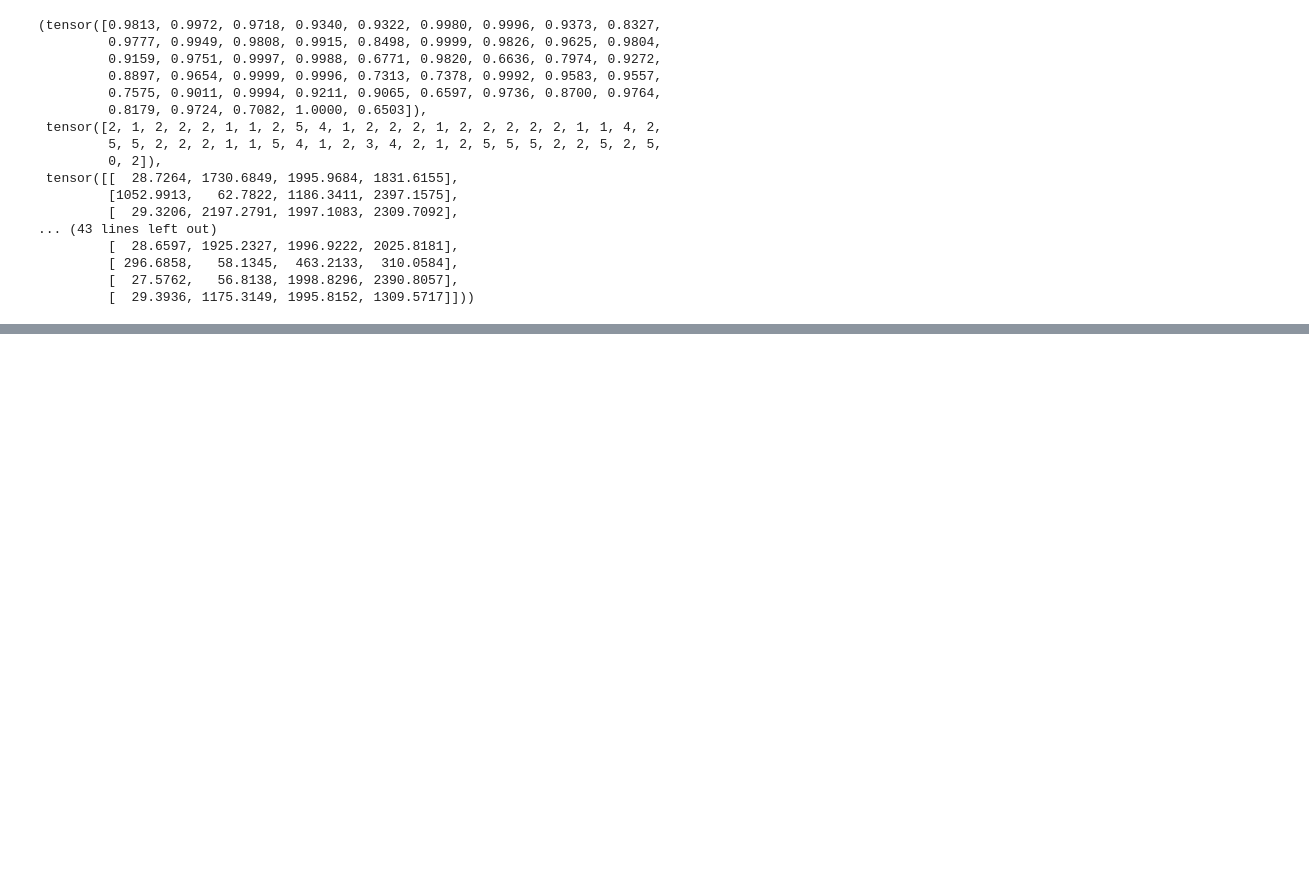
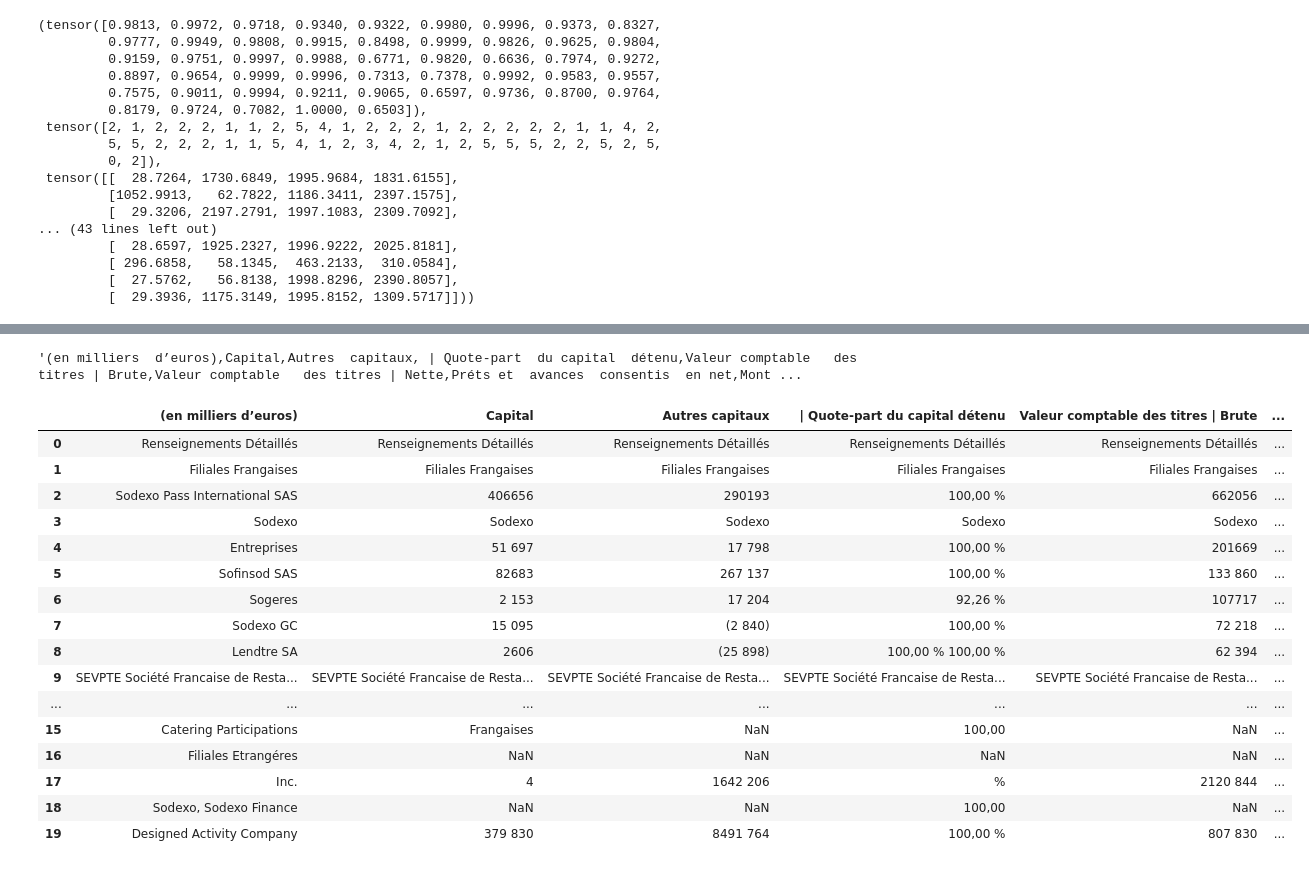
Before and after one commit to InseeFrLab/extraction-comptes-sociaux, a Jupyter notebook: notebooks/test_extraction.ipynb, the cells around one changed output, grey strips where cells are left out. Saved outputs shown, nothing was run; the diff lists cells and outputs as text; code cells hidden in the pictures; blank space fills up the shorter version.

Commit message:
Add notebook to table TableTransformer

```diff
--- a/notebooks/test_extraction.ipynb
+++ b/notebooks/test_extraction.ipynb
@@ -226,7 +243,7 @@ def structure_to_cells(table_structure, tokens):
 
     # Compute a confidence score based on how well the page tokens
     # slot into the cells reported by the model
-    _, _, cell_match_scores = postprocess.slot_into_containers(cells, tokens)
+    _, _, cell_match_scores = slot_into_containers(cells, tokens)
     try:
         mean_match_score = sum(cell_match_scores) / len(cell_match_scores)
         min_match_score = min(cell_match_scores)
@@ -249,21 +266,21 @@ def structure_to_cells(table_structure, tokens):
         cell_rect = column_rect.intersect(row_rect)
         cell['bbox'] = list(cell_rect)
 
-    span_nums_by_cell, _, _ = postprocess.slot_into_containers(cells, tokens, overlap_threshold=0.001,
+    span_nums_by_cell, _, _ = slot_into_containers(cells, tokens, overlap_threshold=0.001,
                                                                unique_assignment=True, forced_assignment=False)
 
     for cell, cell_span_nums in zip(cells, span_nums_by_cell):
         cell_spans = [tokens[num] for num in cell_span_nums]
         # TODO: Refine how text is extracted; should be character-based, not span-based;
         # but need to associate
-        cell['cell text'] = postprocess.extract_text_from_spans(cell_spans, remove_integer_superscripts=False)
+        cell['cell text'] = extract_text_from_spans(cell_spans, remove_integer_superscripts=False)
         cell['spans'] = cell_spans
 
     # Adjust the row, column, and cell bounding boxes to reflect the extracted text
     num_rows = len(rows)
-    rows = postprocess.sort_objects_top_to_bottom(rows)
+    rows = sort_objects_top_to_bottom(rows)
     num_columns = len(columns)
-    columns = postprocess.sort_objects_left_to_right(columns)
+    columns = sort_objects_left_to_right(columns)
     min_y_values_by_row = defaultdict(list)
     max_y_values_by_row = defaultdict(list)
     min_x_values_by_column = defaultdict(list)
@@ -437,7 +454,7 @@ def results_to_objects(results, img_size, class_idx2name):
     boxes = [elem.tolist() for elem in results['boxes']]
 
     objects = []
-    for label, score, bbox in zip(pred_labels, pred_scores, pred_bboxes):
+    for label, score, bbox in zip(labels, scores, boxes):
         class_label = class_idx2name[int(label)]
         if not class_label == 'no object':
             objects.append({'label': class_label, 'score': float(score),
@@ -446,0 +467,11 @@ def results_to_objects(results, img_size, class_idx2name):
+# %%
+d = pytesseract.image_to_data(resized_image, output_type=Output.DICT)
+# %%
+tokens = []
+n_boxes = len(d['level'])
+for i in range(n_boxes):
+    (xmin, ymin, w, h) = (d['left'][i], d['top'][i], d['width'][i], d['height'][i])
+    xmax = xmin + w
+    ymax = ymin + h
+    text = d['text'][i]
+    tokens.append({'bbox': [xmin, ymin, xmax, ymax], 'text': text})
@@ -456,3 +1444,32 @@ tables_cells = [structure_to_cells(structure, tokens)[0] for structure in tables
 
 # Convert cells to CSV, including flattening multi-row column headers to a single row
 tables_csvs = [cells_to_csv(cells) for cells in tables_cells]
+# %%
+tables_csvs[0]
+# %% [output]
+'(en milliers  d’euros),Capital,Autres  capitaux, | Quote-part  du capital  détenu,Valeur comptable   des titres | Brute,Valeur comptable   des titres | Nette,Préts et  avances  consentis  en net,Mont ...
+# %%
+from io import StringIO
+
+TESTDATA = StringIO(tables_csvs[0])
+
+df = pd.read_csv(TESTDATA, sep=",")
+df
+# %% [output]
+|  | (en milliers d’euros) | Capital | Autres capitaux | | Quote-part du capital détenu | Valeur comptable des titres | Brute | ... |
+| 0 | Renseignements Détaillés | Renseignements Détaillés | Renseignements Détaillés | Renseignements Détaillés | Renseignements Détaillés | ... |
+| 1 | Filiales Frangaises | Filiales Frangaises | Filiales Frangaises | Filiales Frangaises | Filiales Frangaises | ... |
+| 2 | Sodexo Pass International SAS | 406656 | 290193 | 100,00 % | 662056 | ... |
+| 3 | Sodexo | Sodexo | Sodexo | Sodexo | Sodexo | ... |
+| 4 | Entreprises | 51 697 | 17 798 | 100,00 % | 201669 | ... |
+| 5 | Sofinsod SAS | 82683 | 267 137 | 100,00 % | 133 860 | ... |
+| 6 | Sogeres | 2 153 | 17 204 | 92,26 % | 107717 | ... |
+| 7 | Sodexo GC | 15 095 | (2 840) | 100,00 % | 72 218 | ... |
+| 8 | Lendtre SA | 2606 | (25 898) | 100,00 % 100,00 % | 62 394 | ... |
+| 9 | SEVPTE Société Francaise de Resta... | SEVPTE Société Francaise de Resta... | SEVPTE Société Francaise de Resta... | SEVPTE Société Francaise de Resta... | SEVPTE Société Francaise de Resta... | ... |
+| ... | ... | ... | ... | ... | ... | ... |
+| 15 | Catering Participations | Frangaises | NaN | 100,00 | NaN | ... |
+| 16 | Filiales Etrangéres | NaN | NaN | NaN | NaN | ... |
+| 17 | Inc. | 4 | 1642 206 | % | 2120 844 | ... |
+| 18 | Sodexo, Sodexo Finance | NaN | NaN | 100,00 | NaN | ... |
+| 19 | Designed Activity Company | 379 830 | 8491 764 | 100,00 % | 807 830 | ... |
```
Also changed, not shown: parts of 11 cells of this notebook.
